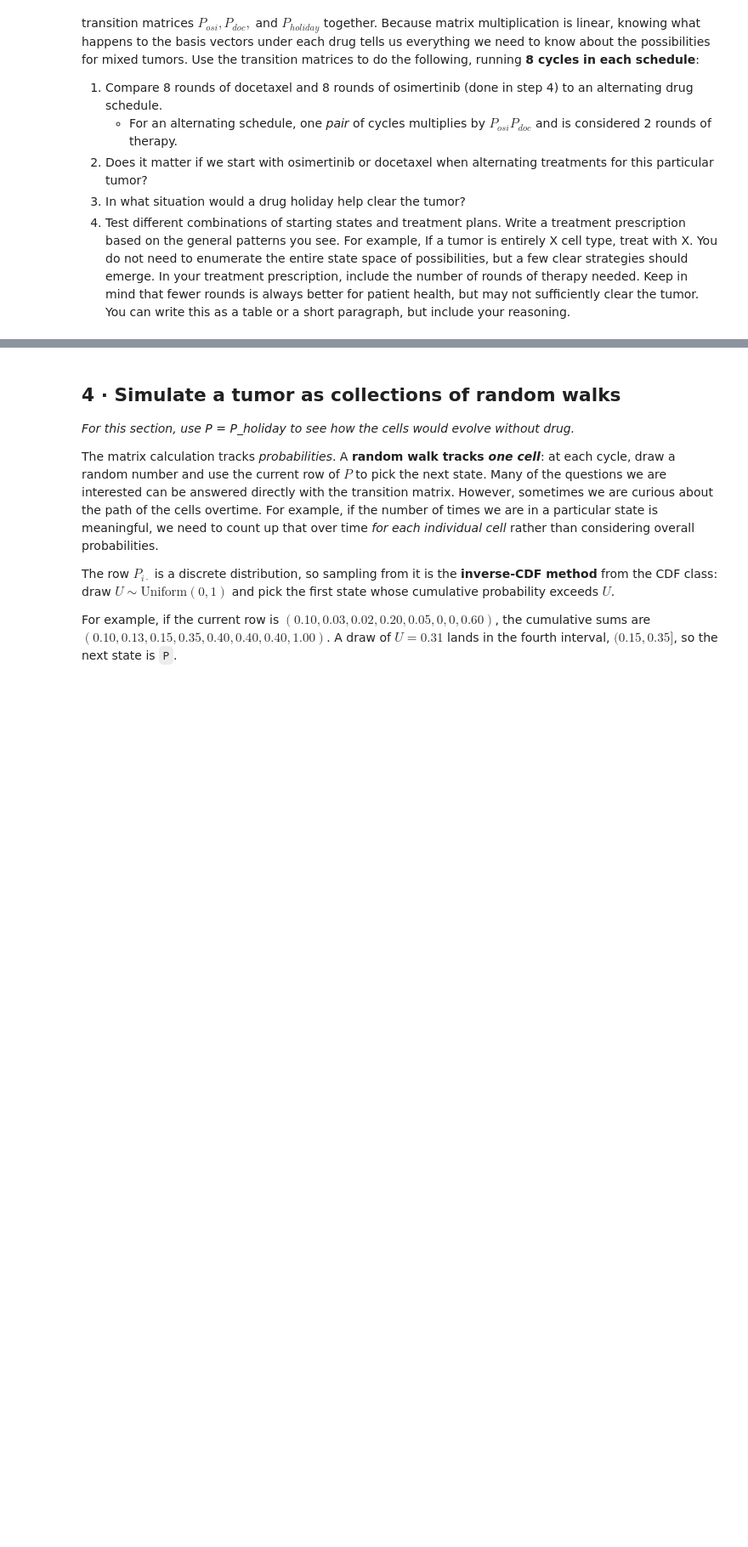
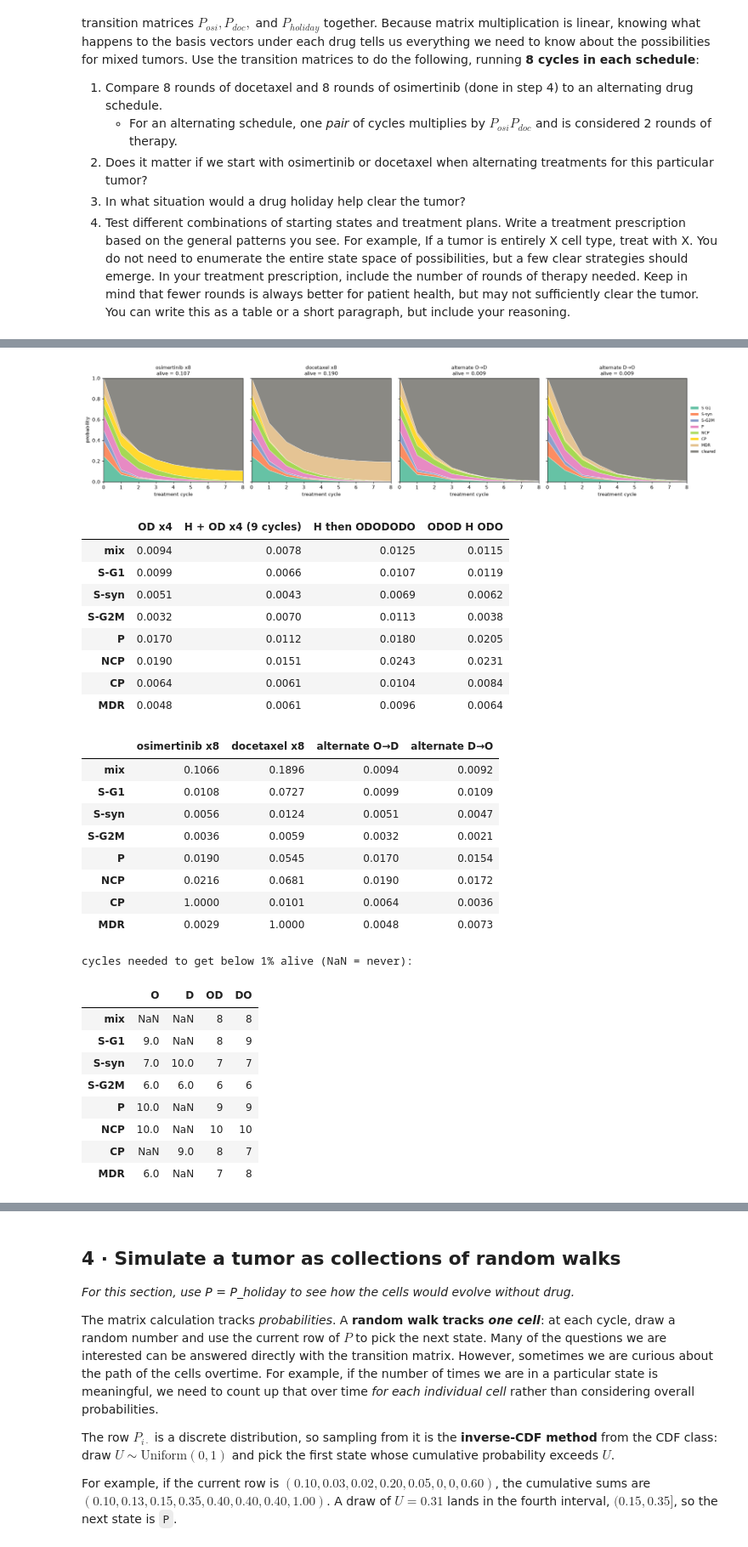
Before and after one commit to homayoun786/UU_F26_templates, a Jupyter notebook: Week10/thursday_lab/Lab09_markov_chain.ipynb, the cells around one changed output, grey strips where cells are left out. Shown at 85% size. Drawn from its saved outputs; the diff is of its cells as text; code cells hidden in the pictures; blank space fills up the shorter version.

```diff
--- a/Week10/thursday_lab/Lab09_markov_chain.ipynb
+++ b/Week10/thursday_lab/Lab09_markov_chain.ipynb
@@ -266,0 +499,79 @@ We can answer a LOT of questions about what treatment strategy is best, just bas
+# %%
+## Add code here
+MATS = {"O": P_osi, "D": P_doc, "H": P_holiday}
+
+def run_schedule(pi0, schedule):
+    '''Apply a schedule string like "ODOD..." one cycle at a time; return the trajectory.'''
+    traj = [np.asarray(pi0, dtype=float)]
+    for drug in schedule:
+        traj.append(traj[-1] @ MATS[drug])
+    return np.array(traj)
+
+def alive_after(pi0, schedule):
+    return 1 - run_schedule(pi0, schedule)[-1, -1]
+
+# --- 1 & 2: 8 cycles of each schedule on the mixed tumor ---
+schedules = {"osimertinib x8": "O"*8, "docetaxel x8": "D"*8,
+             "alternate O→D": "OD"*4, "alternate D→O": "DO"*4}
+
+fig, axes = plt.subplots(1, 4, figsize=(18, 4), sharey=True)
+for ax, (name, sch) in zip(axes, schedules.items()):
+    plot_trajectory(run_schedule(pi_mix, sch), ax, f"{name}\nalive = {alive_after(pi_mix, sch):.3f}")
+axes[0].set_ylabel("probability")
+axes[-1].legend(OUTCOMES, loc="center left", bbox_to_anchor=(1, 0.5), frameon=False, fontsize=8)
+plt.tight_layout(); plt.show()
+
+# --- 3: drug holidays (8 cycles with a holiday swapped in, and 1 extra holiday cycle) ---
+holiday_scheds = {"OD x4": "OD"*4, "H + OD x4 (9 cycles)": "H" + "OD"*4,
+                  "H then ODODODO": "HODODODO", "ODOD H ODO": "ODODHODO"}
+starts = {"mix": pi_mix, **{s: basis(s, P_hat) for s in STATES}}
+display(pd.DataFrame({k: {s: alive_after(p, sch) for s, p in starts.items()}
+                      for k, sch in holiday_scheds.items()}).round(4))
+
+# --- 4: every starting state x every schedule; and cycles needed to get <1% alive ---
+grid = pd.DataFrame({k: {s: alive_after(p, sch) for s, p in starts.items()}
+                     for k, sch in schedules.items()})
+display(grid.round(4))
+
+def cycles_to_clear(pi0, pattern, threshold=0.01, max_cycles=30):
+    pi = np.asarray(pi0, float)
+    for t in range(1, max_cycles + 1):
+        pi = pi @ MATS[pattern[(t - 1) % len(pattern)]]
+        if 1 - pi[-1] < threshold:
+            return t
+    return np.nan          # never clears (absorbing resistant state)
+
+needed = pd.DataFrame({name: {s: cycles_to_clear(p, pat) for s, p in starts.items()}
+                       for name, pat in {"O": "O", "D": "D", "OD": "OD", "DO": "DO"}.items()})
+print("cycles needed to get below 1% alive (NaN = never):")
+needed
+# %% [output]
+[figure, added]
+|  | OD x4 | H + OD x4 (9 cycles) | H then ODODODO | ODOD H ODO |
+| mix | 0.0094 | 0.0078 | 0.0125 | 0.0115 |
+| S-G1 | 0.0099 | 0.0066 | 0.0107 | 0.0119 |
+| S-syn | 0.0051 | 0.0043 | 0.0069 | 0.0062 |
+| S-G2M | 0.0032 | 0.0070 | 0.0113 | 0.0038 |
+| P | 0.0170 | 0.0112 | 0.0180 | 0.0205 |
+| NCP | 0.0190 | 0.0151 | 0.0243 | 0.0231 |
+| CP | 0.0064 | 0.0061 | 0.0104 | 0.0084 |
+| MDR | 0.0048 | 0.0061 | 0.0096 | 0.0064 |
+|  | osimertinib x8 | docetaxel x8 | alternate O→D | alternate D→O |
+| mix | 0.1066 | 0.1896 | 0.0094 | 0.0092 |
+| S-G1 | 0.0108 | 0.0727 | 0.0099 | 0.0109 |
+| S-syn | 0.0056 | 0.0124 | 0.0051 | 0.0047 |
+| S-G2M | 0.0036 | 0.0059 | 0.0032 | 0.0021 |
+| P | 0.0190 | 0.0545 | 0.0170 | 0.0154 |
+| NCP | 0.0216 | 0.0681 | 0.0190 | 0.0172 |
+| CP | 1.0000 | 0.0101 | 0.0064 | 0.0036 |
+| MDR | 0.0029 | 1.0000 | 0.0048 | 0.0073 |
+cycles needed to get below 1% alive (NaN = never):
+|  | O | D | OD | DO |
+| mix | NaN | NaN | 8 | 8 |
+| S-G1 | 9.0 | NaN | 8 | 9 |
+| S-syn | 7.0 | 10.0 | 7 | 7 |
+| S-G2M | 6.0 | 6.0 | 6 | 6 |
+| P | 10.0 | NaN | 9 | 9 |
+| NCP | 10.0 | NaN | 10 | 10 |
+| CP | NaN | 9.0 | 8 | 7 |
+| MDR | 6.0 | NaN | 7 | 8 |
```
Also changed, not shown: parts of 39 cells of this notebook.
